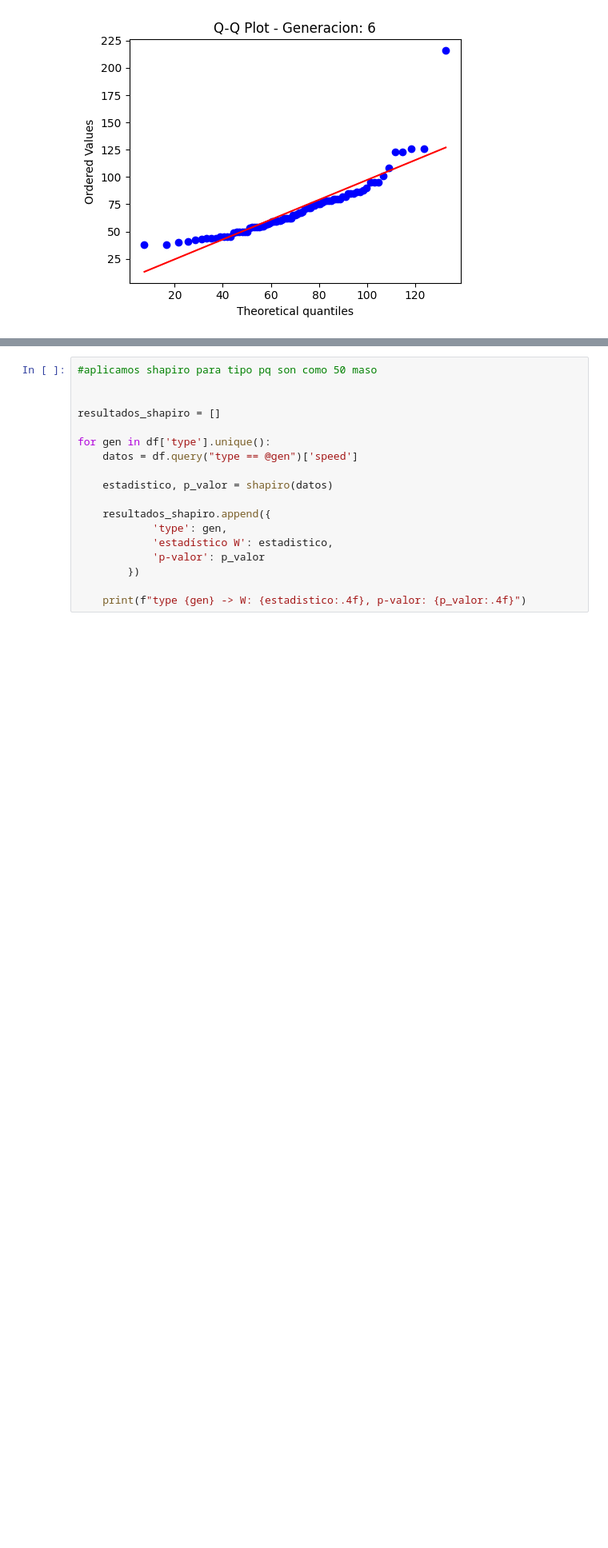
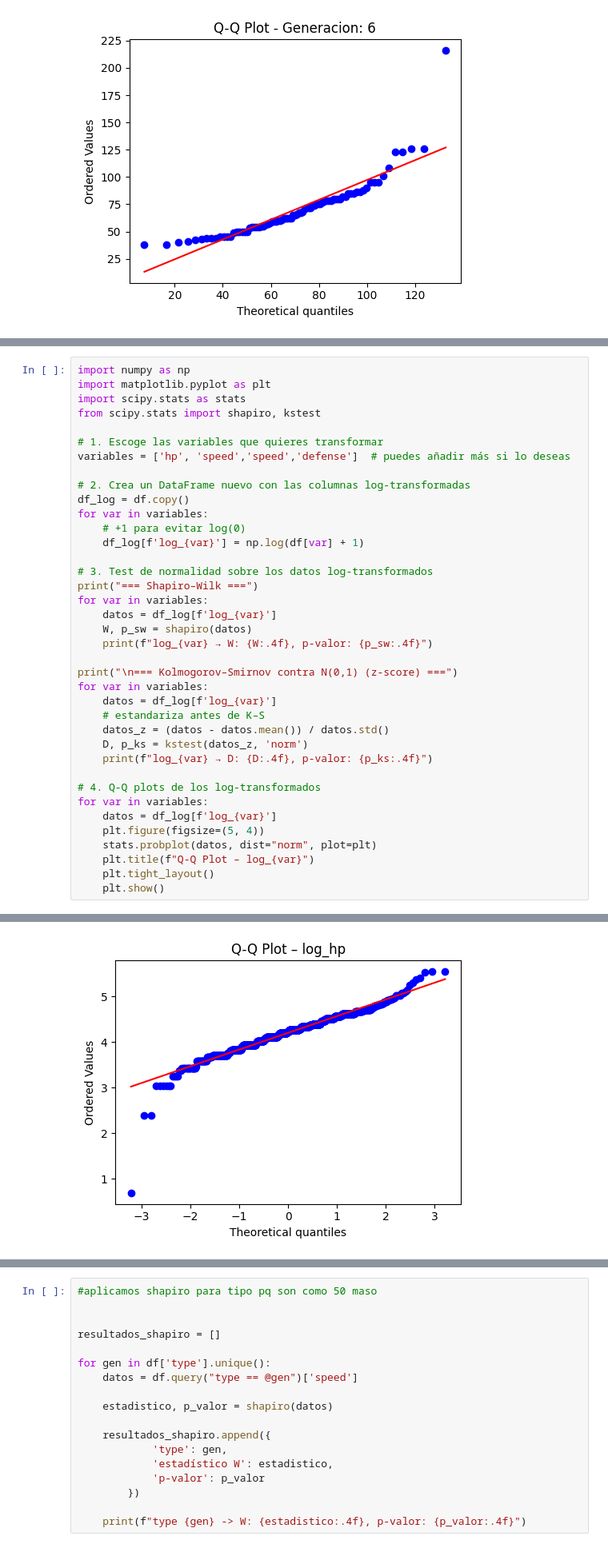
Before and after one commit to GARTU90/CompetitiveAlgorithm, a Jupyter notebook: Analisis_Pokemon_proyecto.ipynb, the cells around one changed output, grey strips where cells are left out. Shown at 80% size. Drawn from its saved outputs; the diff is of its cells as text; blank space fills up the shorter version.

```diff
--- a/Analisis_Pokemon_proyecto.ipynb
+++ b/Analisis_Pokemon_proyecto.ipynb
@@ -491,0 +529,39 @@ for generacion in gen:
+# %%
+import numpy as np
+import matplotlib.pyplot as plt
+import scipy.stats as stats
+from scipy.stats import shapiro, kstest
+
+# 1. Escoge las variables que quieres transformar
+variables = ['hp', 'speed','speed','defense']  # puedes añadir más si lo deseas
+
+# 2. Crea un DataFrame nuevo con las columnas log-transformadas
+df_log = df.copy()
+for var in variables:
+    # +1 para evitar log(0)
+    df_log[f'log_{var}'] = np.log(df[var] + 1)
+
+# 3. Test de normalidad sobre los datos log-transformados
+print("=== Shapiro–Wilk ===")
+for var in variables:
+    datos = df_log[f'log_{var}']
+    W, p_sw = shapiro(datos)
+    print(f"log_{var} → W: {W:.4f}, p-valor: {p_sw:.4f}")
+
+print("\n=== Kolmogorov–Smirnov contra N(0,1) (z-score) ===")
+for var in variables:
+    datos = df_log[f'log_{var}']
+    # estandariza antes de K–S
+    datos_z = (datos - datos.mean()) / datos.std()
+    D, p_ks = kstest(datos_z, 'norm')
+    print(f"log_{var} → D: {D:.4f}, p-valor: {p_ks:.4f}")
+
+# 4. Q-Q plots de los log-transformados
+for var in variables:
+    datos = df_log[f'log_{var}']
+    plt.figure(figsize=(5, 4))
+    stats.probplot(datos, dist="norm", plot=plt)
+    plt.title(f"Q-Q Plot – log_{var}")
+    plt.tight_layout()
+    plt.show()
+# %% [output]
@@ -491,0 +579 @@ for generacion in gen:
+[figure, added]
```
Also changed, not shown: parts of 43 cells of this notebook.
